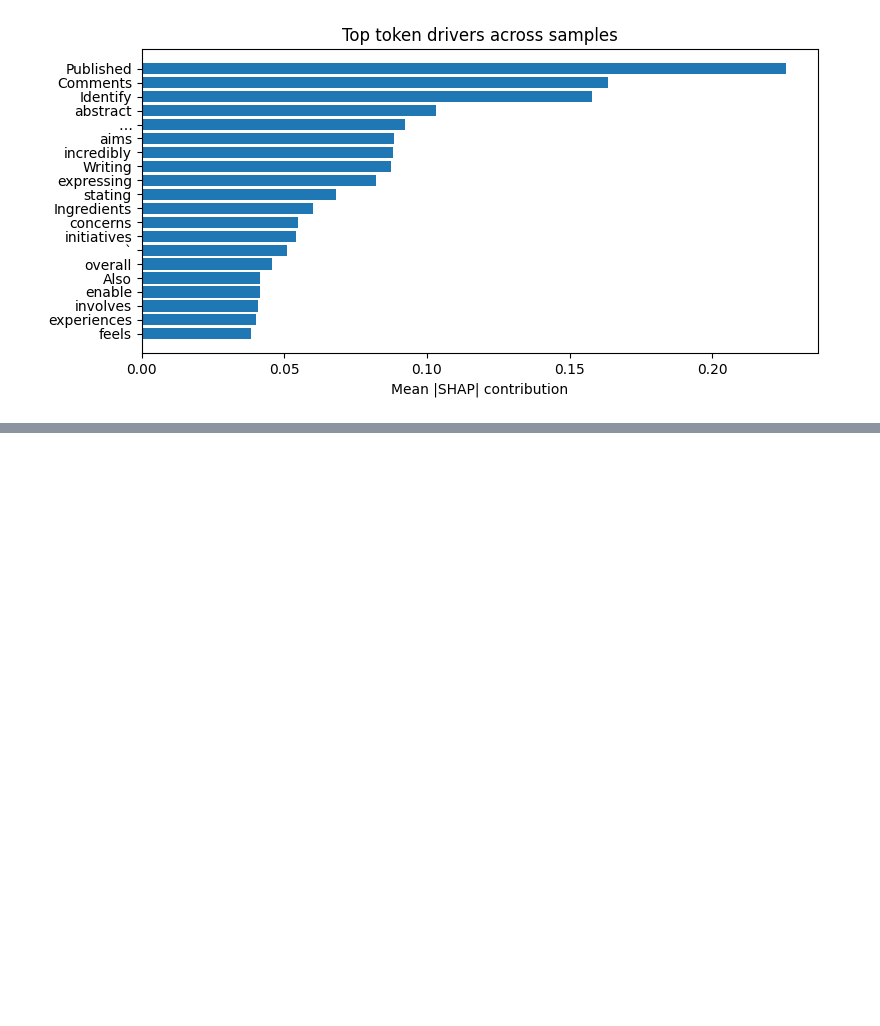
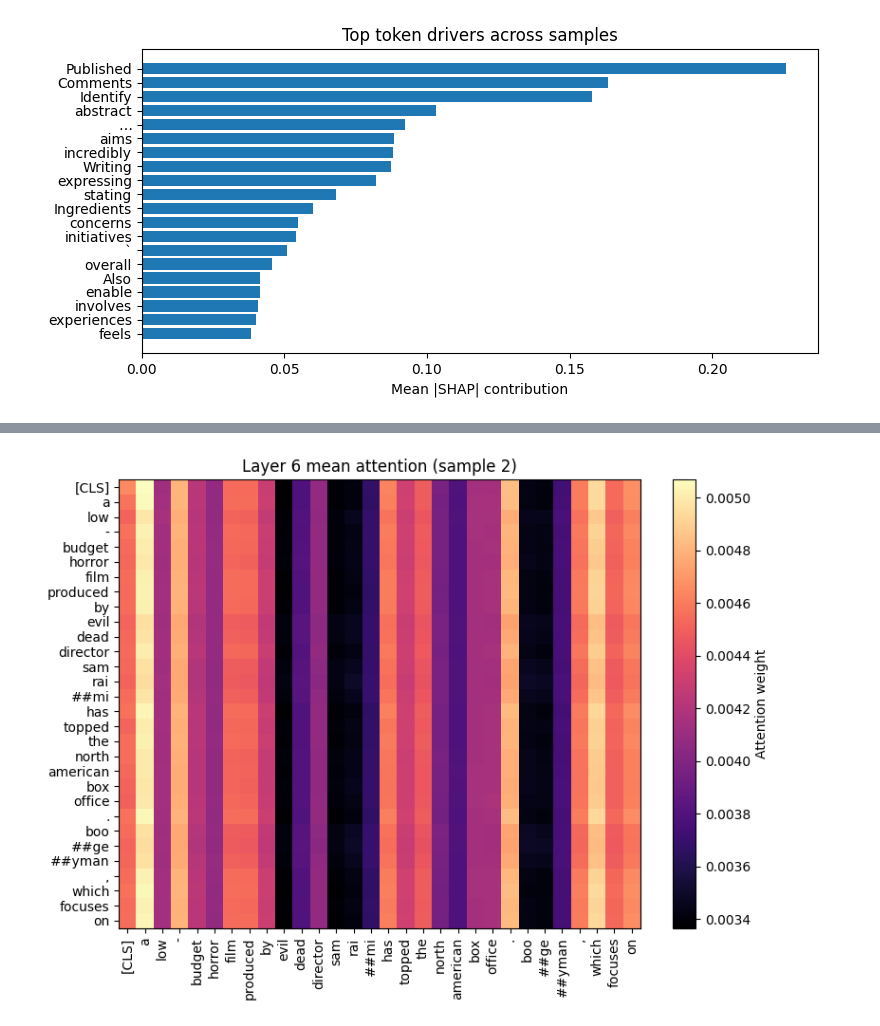
Before and after one commit to HesteBjorn/TDT13_AI_text_prediction, a Jupyter notebook: notebooks/shap_analysis.ipynb, the cells around one changed output, grey strips where cells are left out. Cells and saved outputs as stored; diff of their text form; code cells hidden in the pictures; blank space fills up the shorter version.

Commit message:
add: visualize attention for distilBERT

```diff
--- a/notebooks/shap_analysis.ipynb
+++ b/notebooks/shap_analysis.ipynb
@@ -100,7 +102,7 @@ Ground truth: AI, 1
 Predicted class: LABEL_1 (0.999)
 [interactive output not drawn]
 # %%
-sample_idx = 6  # Change this index to view different examples
+sample_idx = 2  # Change this index to view different examples
 truth = 'AI, 1' if labels[sample_idx] == 1 else 'Human, 0'
 print(f'Ground truth: {truth}')
 prediction = clf(texts[sample_idx], top_k=1)[0]
@@ -112 +114,10 @@ Predicted class: LABEL_1 (0.999)
 [interactive output not drawn]
+# %%
+# Attention weights for visualization
+attention_tokens, attention_layers = get_attention_maps(
+    cfg.checkpoint_path,
+    texts[sample_idx],
+    max_length=256,
+)
+print(f'Collected {len(attention_layers)} layers of attention for sample {sample_idx}.')
+attention_tokens[:40]  # preview tokens
@@ -112,0 +143,19 @@ Predicted class: LABEL_1 (0.999)
+# %%
+# Visualize mean attention over heads for the inspected sample
+if not attention_layers:
+    raise ValueError('Run the attention extraction cell first to populate attention_layers.')
+layer_idx = len(attention_layers) - 1  # use the last layer by default
+layer_attention = attention_layers[layer_idx].squeeze(0)  # (num_heads, seq_len, seq_len)
+head_mean = layer_attention.mean(dim=0)  # (seq_len, seq_len)
+seq_len = min(30, head_mean.shape[-1])
+matrix = head_mean[:seq_len, :seq_len].cpu().numpy()
+plt.figure(figsize=(8, 6))
+plt.imshow(matrix, cmap='magma', aspect='auto')
+plt.colorbar(label='Attention weight')
+plt.xticks(range(seq_len), attention_tokens[:seq_len], rotation=90)
+plt.yticks(range(seq_len), attention_tokens[:seq_len])
+plt.title(f'Layer {layer_idx + 1} mean attention (sample {sample_idx})')
+plt.tight_layout()
+plt.show()
+# %% [output]
+[figure, added]
```
Also changed, not shown: parts of 4 cells of this notebook, 2 other files.
